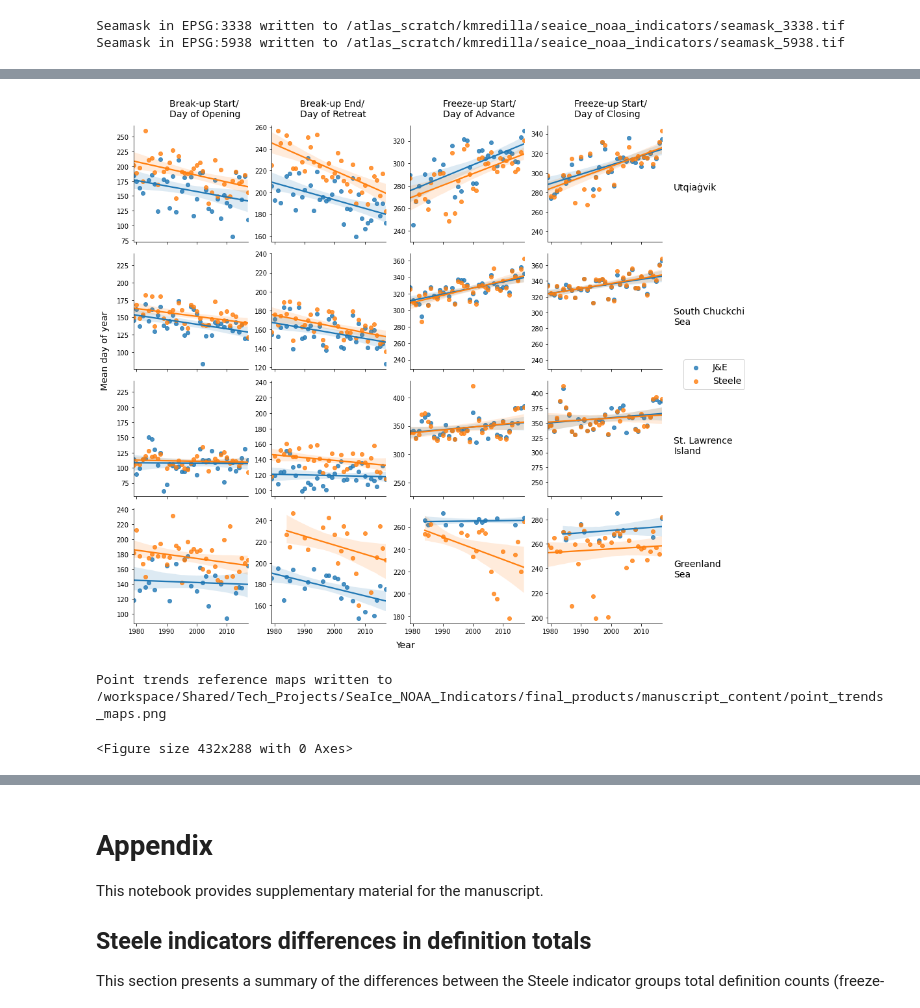
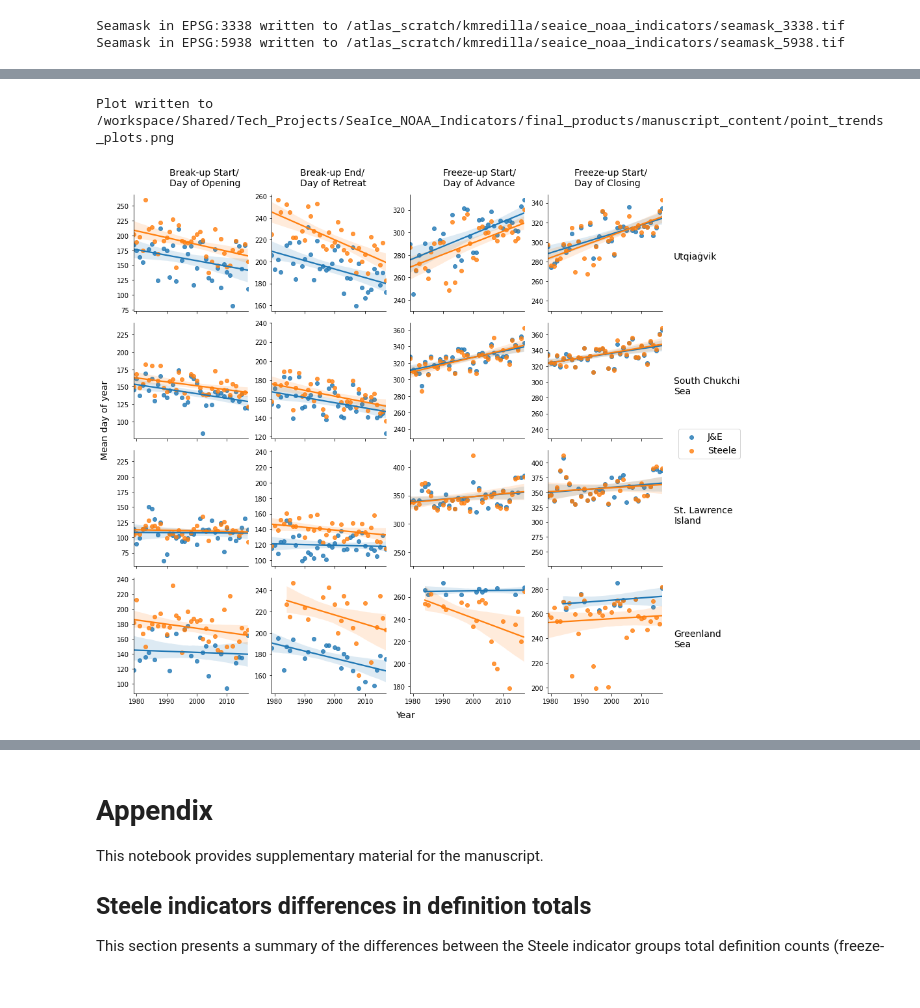
Before and after one commit to ua-snap/seaice_noaa_indicators, a Jupyter notebook: pipeline/manuscript_content.ipynb, the cells around one changed output, grey strips where cells are left out. Saved outputs shown, nothing was run; the diff lists cells and outputs as text; code cells hidden in the pictures.

```diff
--- a/pipeline/manuscript_content.ipynb
+++ b/pipeline/manuscript_content.ipynb
@@ -175,0 +183,6 @@ Totals maps for DOR, DOC written to /workspace/Shared/Tech_Projects/SeaIce_NOAA_
+# %%
+def prep_isl_arr(arr, landmask):
+    mean_arr = np.nanmean(arr, 0)
+    mean_arr[np.isnan(mean_arr)] = 0
+
+    return np.ma.masked_where(landmask, mean_arr)
@@ -484,0 +604,3 @@ Violin plots for mean, ['DOO', 'DOR'] written to /workspace/Shared/Tech_Projects
+# %%
+def remove_nan(arr):
+    return arr[~np.isnan(arr)]
@@ -547,11 +710,11 @@ point_info = {
         "yticklabels": ["2000", "2200", "2400", "2600"],
         "labels": {
             "Utqiaġvik": {"x": 50000, "y": 2368030},
-            "Chuckchi\nSea": {"x": -400000, "y": 2350000},
+            "Chukchi\nSea": {"x": -400000, "y": 2350000},
             "Beaufort\nSea": {"x": 125000, "y": 2500000},
         },
     },
-    "South Chuckchi Sea": {
+    "South Chukchi Sea": {
         "wgs84_coords": (-169, 68.34238),
         "target_epsg": 3338,
         "offset_list": [(0, 0), (0, -1)],
@@ -563,7 +726,7 @@ point_info = {
         "yticklabels": ["1800", "2000", "2200", "2400"],
         "labels": {
             "Bering Strait": {"x": -620000, "y": 1800000, "rotation": 45, "backgroundcolor": "white"},
-            "Chuckchi\nSea": {"x": -650000, "y": 2250000},
+            "Chukchi\nSea": {"x": -650000, "y": 2250000},
         },
     },
     "St. Lawrence Island": {
@@ -757,12 +916,7 @@ with rio.open(seamask_3338_fp) as src:
         [(0, 0), (0, 1), (1, 0)], list(point_info.keys())[:3]
     ):
         ax = axs[ij[0], ij[1]]
-#         ax.set_xticks()
-#         ax.set_yticks([])
-#         show(src, ax=ax, vmax=10000, cmap="twilight")
-        plot_point_trends_polys(
-            src, ax, point_info[name],
-        )
+        plot_point_trends_polys(src, ax, point_info[name])
 
 # for plot in final quadrant, need greenland location and shore in 5938
 with rio.open(seamask_5938_fp) as src:
@@ -772,16 +926,13 @@ with rio.open(seamask_5938_fp) as src:
         src, ax, point_info["Greenland Sea"],
     )
 
-point_trends_maps_fp = out_dir.joinpath(
-    f"point_trends_maps.{output_format}"
-)
-
 fig.text(0.52, -0.01, "Easting (km)", ha="center", fontsize=14)
 fig.text(-0.01, 0.52, "Northing (km)", va="center", rotation="vertical", fontsize=14)
 fig.tight_layout()
 # add dot for Utqiagvik
 axs[0,0].scatter(*point_info["Utqiaġvik"]["main_xy"], color="red")
+
+save_fig(out_dir.joinpath(f"point_trends_maps.{output_format}"))
+
 plt.show()
-plt.savefig(point_trends_maps_fp, dpi=300, bbox_inches="tight")
-print(f"\nPoint trends reference maps written to {point_trends_maps_fp}")
 # %% [output]
@@ -853,41 +1003,38 @@ lm = sns.lmplot(x="year", y="mean_date", col="indicator", row="point_name", hue=
 axes = lm.axes.flatten()
 for ax in axes:
     ax.set_title("")
     ax.set_ylabel("")
     ax.set_xlabel("")
 
 lm.fig.text(0.48, -0.01, "Year", ha="center", fontsize=14)
 lm.fig.text(-0.01, 0.52, "Mean day of year", va="center", rotation="vertical", fontsize=14)
 
 # column labels
 col_label_y = 0.95
 lm.fig.text(0.1, col_label_y, "Break-up Start/\nDay of Opening", va="center", fontsize=14)
 lm.fig.text(0.31, col_label_y, "Break-up End/\nDay of Retreat", va="center", fontsize=14)
 lm.fig.text(0.54, col_label_y, "Freeze-up Start/\nDay of Advance", va="center", fontsize=14)
 lm.fig.text(0.75, col_label_y, "Freeze-up Start/\nDay of Closing", va="center", fontsize=14)
 
 # row labels
 row_label_x = 0.91
 lm.fig.text(row_label_x, 0.81, "Utqiaġvik", va="center", fontsize=14)
-lm.fig.text(row_label_x, 0.58, "South Chuckchi\nSea", va="center", fontsize=14)
+lm.fig.text(row_label_x, 0.58, "South Chukchi\nSea", va="center", fontsize=14)
 lm.fig.text(row_label_x, 0.35, "St. Lawrence\nIsland", va="center", fontsize=14)
 lm.fig.text(row_label_x, 0.13, "Greenland\nSea", va="center", fontsize=14)
 
 # lm._legend.set_title("")
 # plt.setp(lm._legend.get_texts(), fontsize=16)
 lm.fig.subplots_adjust(hspace=0.1)
 plt.subplots_adjust(right=0.9, top=0.92)
 
 lm.add_legend(title="", fontsize=14, frameon=True)
+
+save_fig(out_dir.joinpath(f"point_trends_plots.{output_format}"))
+
 plt.show()
-point_trends_plots_fp = out_dir.joinpath(
-    f"point_trends_plots.{output_format}"
-)
-plt.savefig(point_trends_plots_fp, dpi=300, bbox_inches="tight")
-print(f"\nPoint trends scatterplots written to {point_trends_maps_fp}")
 # %% [output]
+Plot written to /workspace/Shared/Tech_Projects/SeaIce_NOAA_Indicators/final_products/manuscript_content/point_trends_plots.png
-[figure, old version]
+[figure, new version]
-Point trends reference maps written to /workspace/Shared/Tech_Projects/SeaIce_NOAA_Indicators/final_products/manuscript_content/point_trends_maps.png
-<Figure size 432x288 with 0 Axes>
 # %%
 # Add column to differentiate indicators between groups
```
Also changed, not shown: parts of 79 cells of this notebook, 2 other files.
